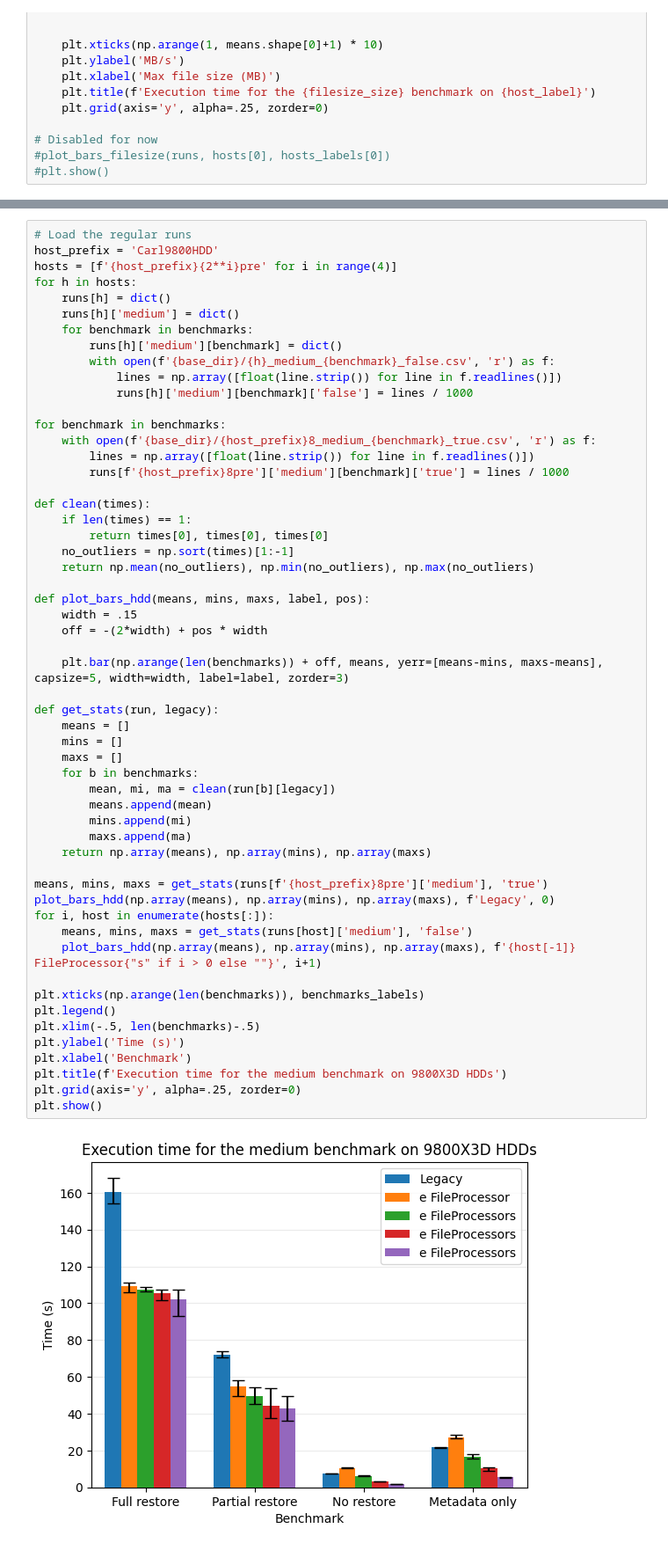
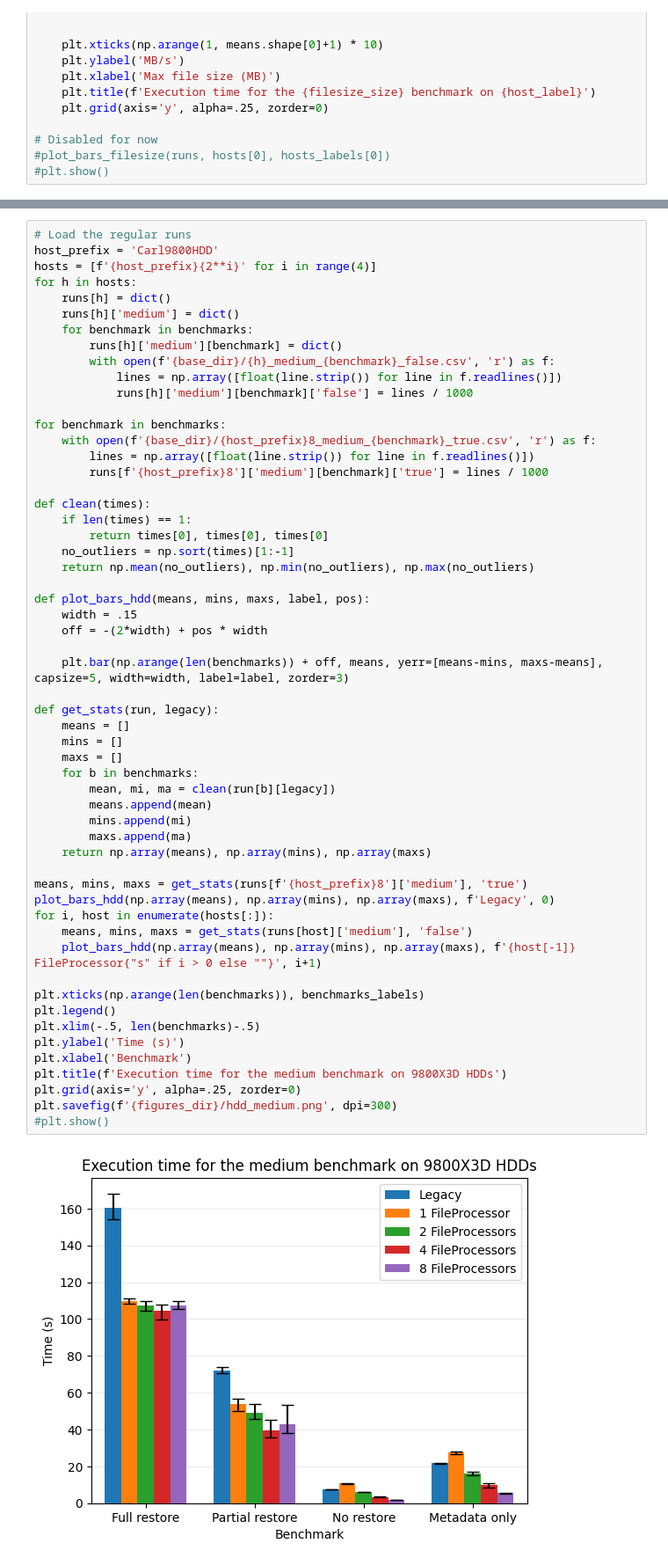
Before and after one commit to carljohnsen/duplicati-blogpost, a Jupyter notebook: WIP-restore/benchmark/plotting.ipynb, the cells around one changed output, grey strips where cells are left out. Shown at 88% size. Cells and saved outputs as stored; diff of their text form.

```diff
--- a/WIP-restore/benchmark/plotting.ipynb
+++ b/WIP-restore/benchmark/plotting.ipynb
@@ -266,7 +266,7 @@ plot_tuning(2, 'small')
 # %%
 # Load the regular runs
 host_prefix = 'Carl9800HDD'
-hosts = [f'{host_prefix}{2**i}pre' for i in range(4)]
+hosts = [f'{host_prefix}{2**i}' for i in range(4)]
 for h in hosts:
     runs[h] = dict()
     runs[h]['medium'] = dict()
@@ -279,7 +279,7 @@ for h in hosts:
 for benchmark in benchmarks:
     with open(f'{base_dir}/{host_prefix}8_medium_{benchmark}_true.csv', 'r') as f:
         lines = np.array([float(line.strip()) for line in f.readlines()])
-        runs[f'{host_prefix}8pre']['medium'][benchmark]['true'] = lines / 1000
+        runs[f'{host_prefix}8']['medium'][benchmark]['true'] = lines / 1000
 
 def clean(times):
     if len(times) == 1:
@@ -290,33 +290,34 @@ def clean(times):
 def plot_bars_hdd(means, mins, maxs, label, pos):
     width = .15
     off = -(2*width) + pos * width
 
     plt.bar(np.arange(len(benchmarks)) + off, means, yerr=[means-mins, maxs-means], capsize=5, width=width, label=label, zorder=3)
 
 def get_stats(run, legacy):
     means = []
     mins = []
     maxs = []
     for b in benchmarks:
         mean, mi, ma = clean(run[b][legacy])
         means.append(mean)
         mins.append(mi)
         maxs.append(ma)
     return np.array(means), np.array(mins), np.array(maxs)
 
-means, mins, maxs = get_stats(runs[f'{host_prefix}8pre']['medium'], 'true')
+means, mins, maxs = get_stats(runs[f'{host_prefix}8']['medium'], 'true')
 plot_bars_hdd(np.array(means), np.array(mins), np.array(maxs), f'Legacy', 0)
 for i, host in enumerate(hosts[:]):
     means, mins, maxs = get_stats(runs[host]['medium'], 'false')
     plot_bars_hdd(np.array(means), np.array(mins), np.array(maxs), f'{host[-1]} FileProcessor{"s" if i > 0 else ""}', i+1)
 
 plt.xticks(np.arange(len(benchmarks)), benchmarks_labels)
 plt.legend()
 plt.xlim(-.5, len(benchmarks)-.5)
 plt.ylabel('Time (s)')
 plt.xlabel('Benchmark')
 plt.title(f'Execution time for the medium benchmark on 9800X3D HDDs')
 plt.grid(axis='y', alpha=.25, zorder=0)
-plt.show()
+plt.savefig(f'{figures_dir}/hdd_medium.png', dpi=300)
+#plt.show()
 # %% [output]
-[figure, old version]
+[figure, new version]
```
Also changed, not shown: parts of 3 cells of this notebook, 23 other files.
